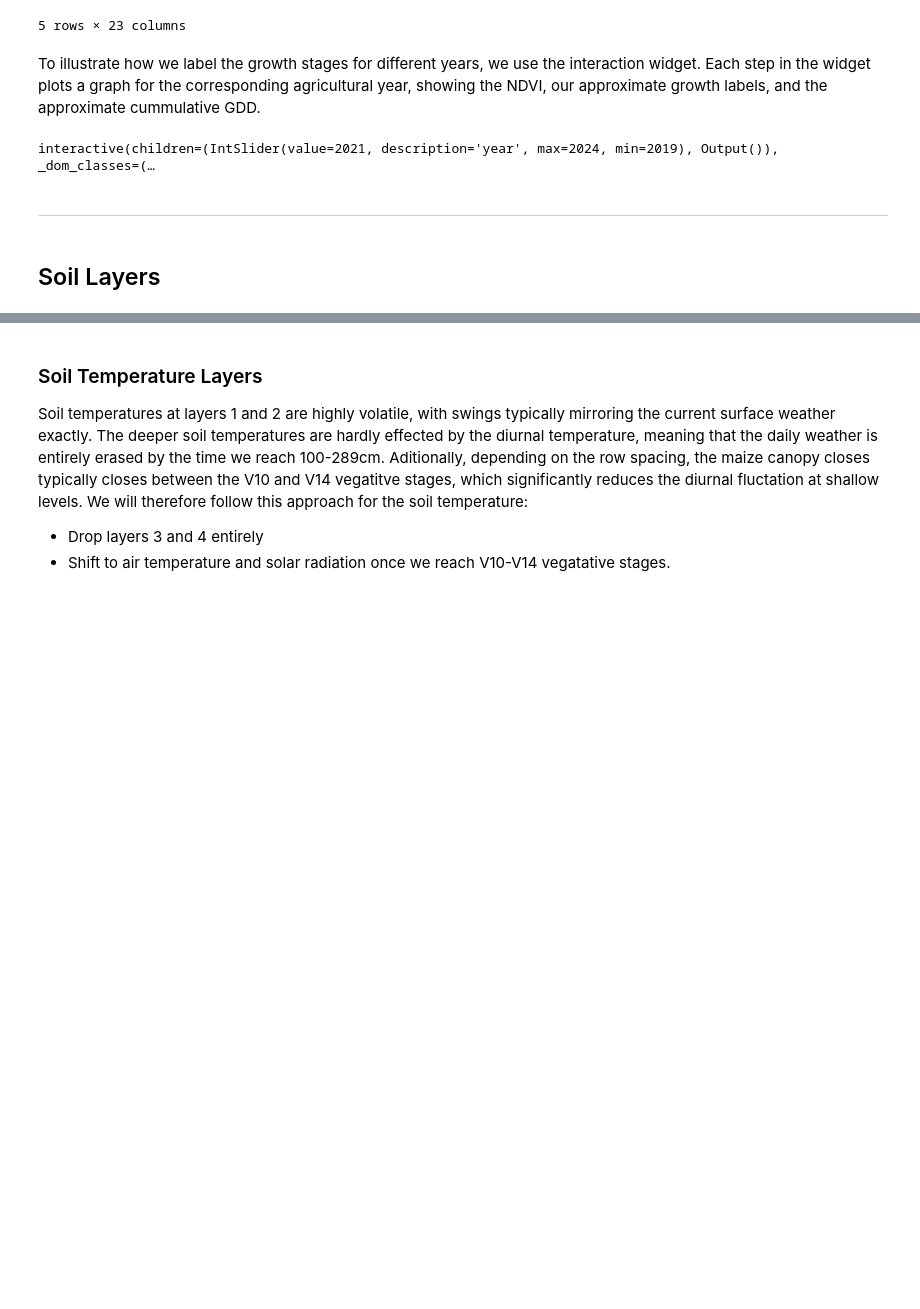
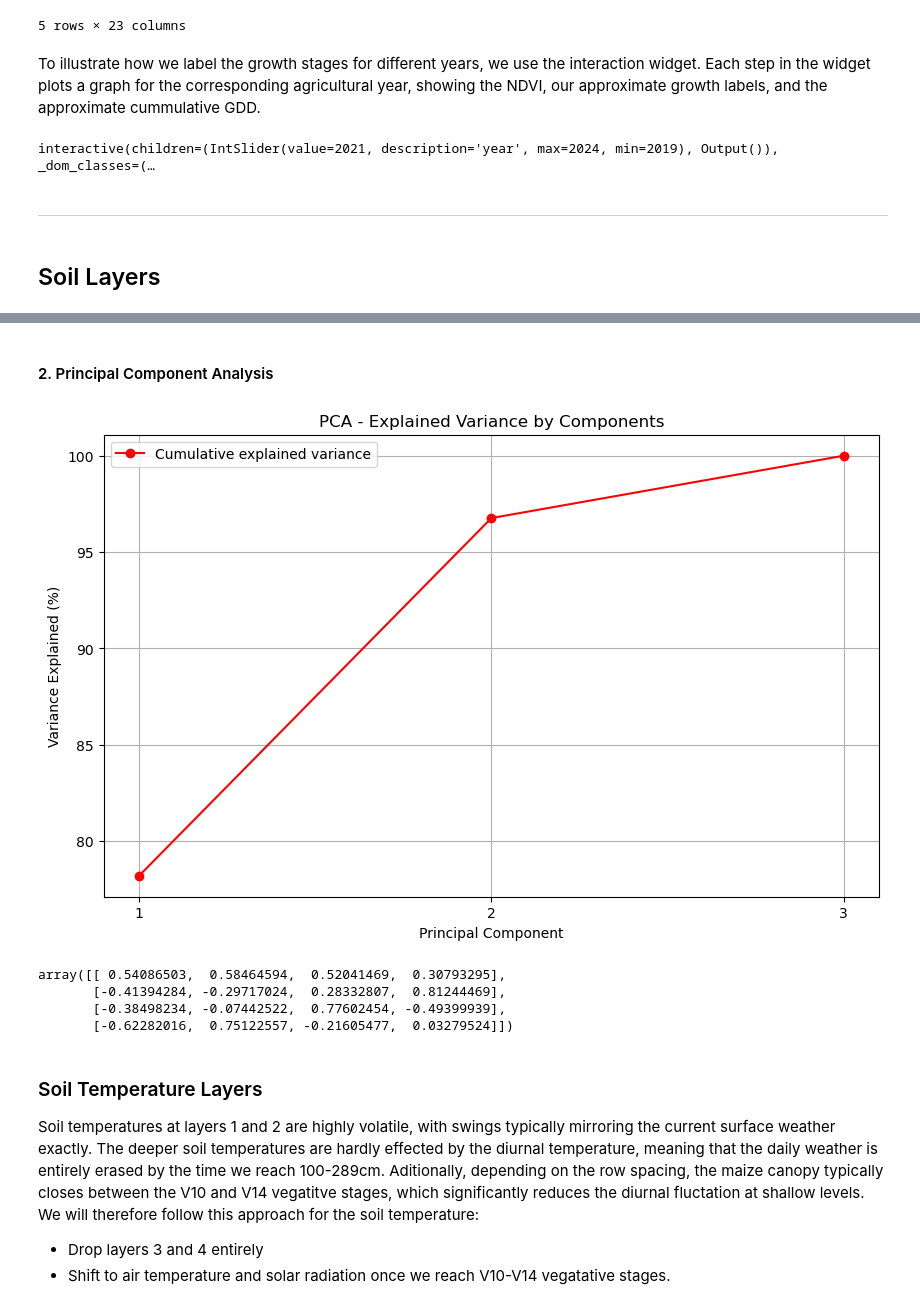
Before and after one commit to asembreek/fieldlens, a Jupyter notebook: notebooks/EDA and Dimensionality Reduction.ipynb, the cells around one changed output, grey strips where cells are left out. Saved outputs shown, nothing was run; the diff lists cells and outputs as text; code cells hidden in the pictures; blank space fills up the shorter version.

Commit message:
Add root weighted soil moisture feature. Begin PCA (which may not be incl in final model)

```diff
--- a/notebooks/EDA and Dimensionality Reduction.ipynb
+++ b/notebooks/EDA and Dimensionality Reduction.ipynb
@@ -558,2 +554,9 @@ As stated above, the deeper layers are typically not the most important when it
 
 3. _Truncated_ or _Split-depth_ **Principal Component Analysis**: Instead of running one global PCA on all 4 layers, we split layers 1 and 2 from 3 and 4, and project each of these down to their first direction of maximum variance.
+# %%
+prefix = "volumetric_soil_water_layer"
+layers = range(1, 5)
+vw_df = engineered_df[[f"{prefix}_{l}" for l in layers]].copy()
+vw_df[["Growth_Stage", "shifted_doy", "Timestamp"]] = engineered_df[["Growth_Stage", "shifted_doy", "Timestamp"]].copy()
+vw_df["Growth_Stage"] = engineered_df["Growth_Stage"].copy()
+vw_df.head()
@@ -559,0 +613,3 @@ As stated above, the deeper layers are typically not the most important when it
+# %%
+vw_df["root_weighted_soil_moisture"] = vw_df.apply(root_weight_average, axis=1)
+vw_df[vw_df["Growth_Stage"] == "VE"].head()
@@ -560,7 +623,46 @@ As stated above, the deeper layers are typically not the most important when it
+# %% [markdown]
+#### 2. Principal Component Analysis
+# %%
+pca = PCA()
+stanscal = StandardScaler()
+# %%
+prefix = "volumetric_soil_water_layer"
+layers = range(1, 4)
+
+X = vw_df[[f"{prefix}_{l}" for l in layers]]
+X_pca = stanscal.fit_transform(X)
+pca.fit(X_pca)
+
+explained_variance = pca.explained_variance_ratio_ * 100
+cumulative_variance = np.cumsum(explained_variance)
+# %%
+plt.figure(figsize=(10, 6))
+
+components = np.arange(1, len(explained_variance) + 1)
+
+plt.plot(components, cumulative_variance, marker='o', color='red', label='Cumulative explained variance')
+
+plt.xlabel('Principal Component')
+plt.ylabel('Variance Explained (%)')
+plt.title('PCA - Explained Variance by Components')
+plt.xticks(components)
+plt.legend()
+plt.grid(True)
+
+plt.show()
+# %% [output]
+[figure, added]
+# %%
+pca.components_
+# %% [output]
+array([[ 0.54086503,  0.58464594,  0.52041469,  0.30793295],
+       [-0.41394284, -0.29717024,  0.28332807,  0.81244469],
+       [-0.38498234, -0.07442522,  0.77602454, -0.49399939],
+       [-0.62282016,  0.75122557, -0.21605477,  0.03279524]])
 # %% [markdown]
 
 ### Soil Temperature Layers
 
-Soil temperatures at layers 1 and 2 are highly volatile, with swings typically mirroring the current surface weather exactly. The deeper soil temperatures are hardly effected by the diurnal temperature, meaning that the daily weather is entirely erased by the time we reach 100-289cm. Aditionally, depending on the row spacing, the maize canopy closes typically closes between the V10 and V14 vegatitve stages, which significantly reduces the diurnal fluctation at shallow levels. We will therefore follow this approach for the soil temperature:
+Soil temperatures at layers 1 and 2 are highly volatile, with swings typically mirroring the current surface weather exactly. The deeper soil temperatures are hardly effected by the diurnal temperature, meaning that the daily weather is entirely erased by the time we reach 100-289cm. Aditionally, depending on the row spacing, the maize canopy typically closes between the V10 and V14 vegatitve stages, which significantly reduces the diurnal fluctation at shallow levels. We will therefore follow this approach for the soil temperature:
 - Drop layers 3 and 4 entirely
 - Shift to air temperature and solar radiation once we reach V10-V14 vegatative stages.
```
Also changed, not shown: parts of 12 cells of this notebook.
